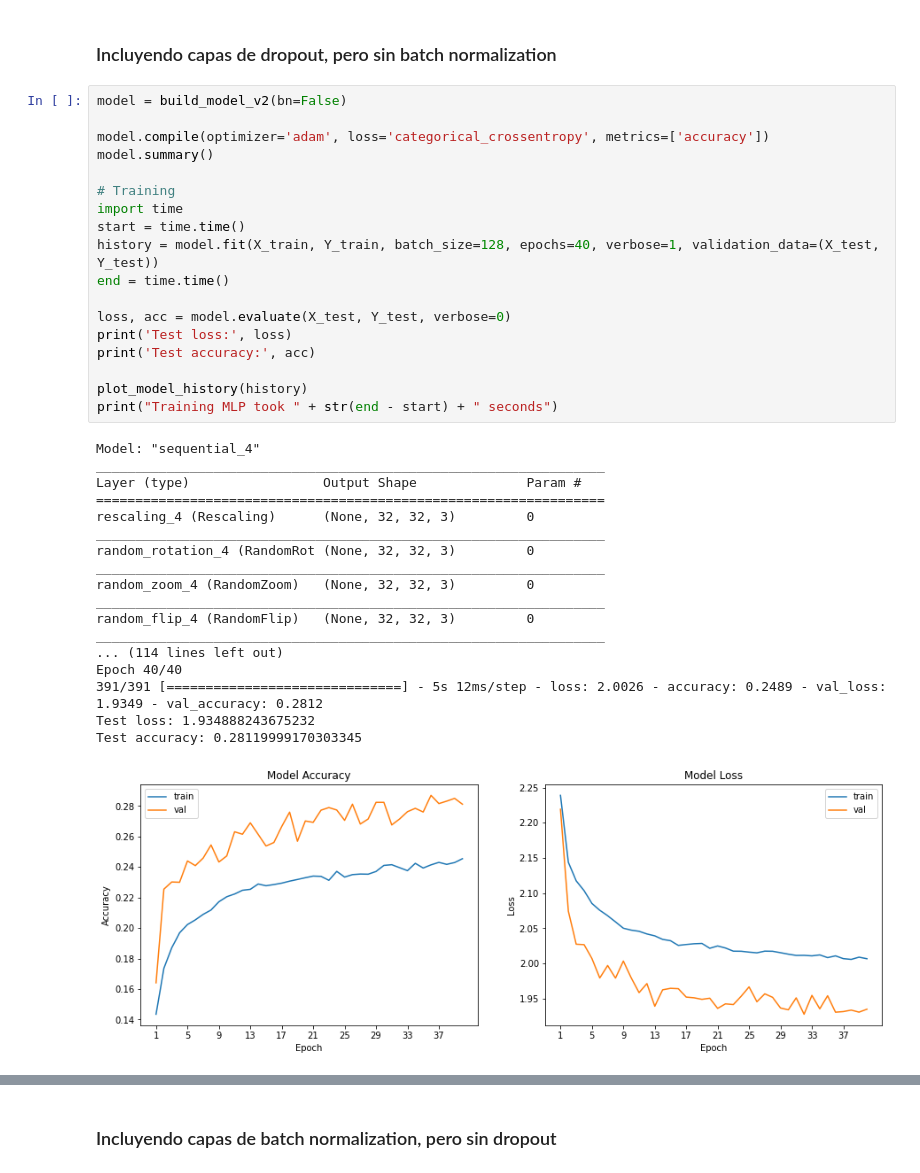
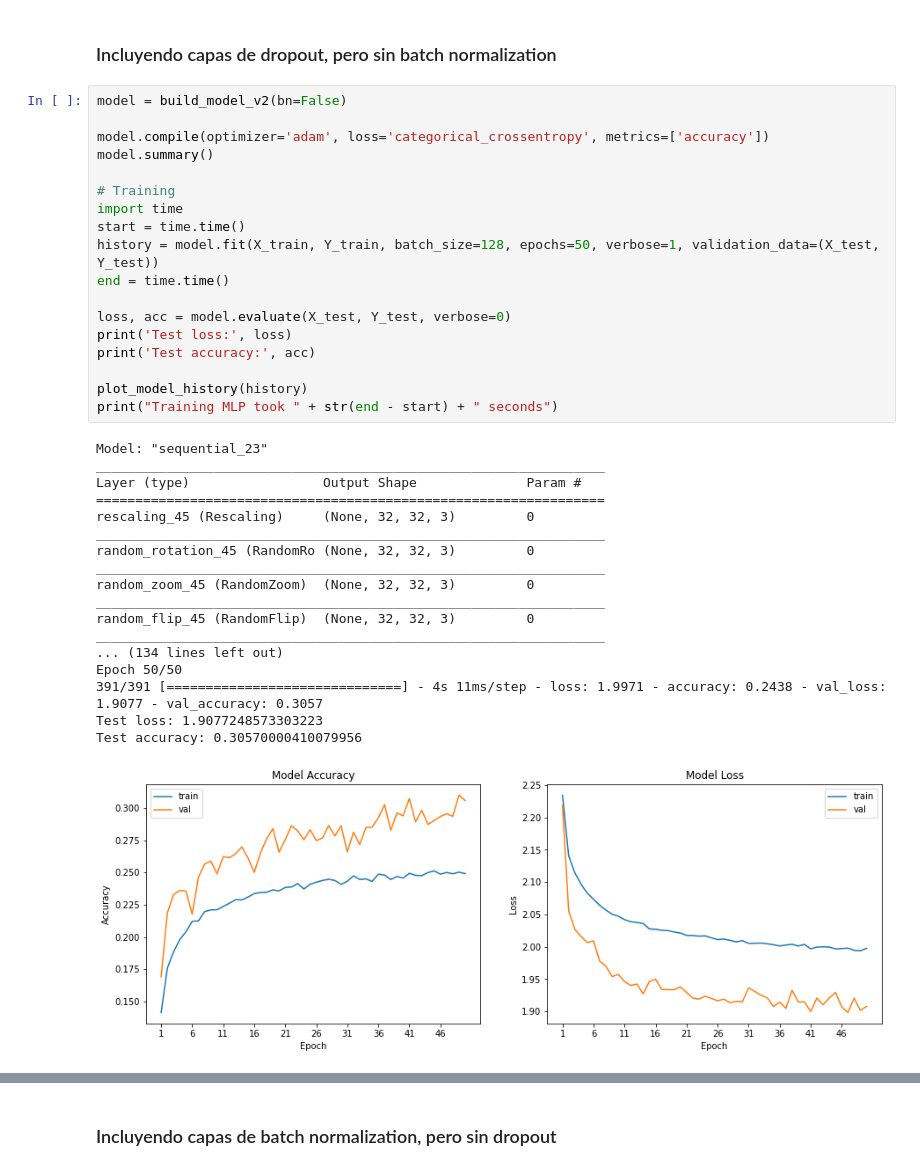
Before and after one commit to themrcesi/ComputerVision, a Jupyter notebook: Práctica4/cifar_final.ipynb, the cells around one changed output, grey strips where cells are left out. Saved outputs shown, nothing was run; the diff lists cells and outputs as text.

```diff
--- a/Práctica4/cifar_final.ipynb
+++ b/Práctica4/cifar_final.ipynb
@@ -368,37 +367,37 @@ Training MLP took 187.76963686943054 seconds
 # %%
 model = build_model_v2(bn=False)
 
 model.compile(optimizer='adam', loss='categorical_crossentropy', metrics=['accuracy'])
 model.summary()
 
 # Training
 import time
 start = time.time()
-history = model.fit(X_train, Y_train, batch_size=128, epochs=40, verbose=1, validation_data=(X_test, Y_test))
+history = model.fit(X_train, Y_train, batch_size=128, epochs=50, verbose=1, validation_data=(X_test, Y_test))
 end = time.time()
 
 loss, acc = model.evaluate(X_test, Y_test, verbose=0)
 print('Test loss:', loss)
 print('Test accuracy:', acc)
 
 plot_model_history(history)
 print("Training MLP took " + str(end - start) + " seconds")
 # %% [output]
-Model: "sequential_4"
+Model: "sequential_23"
 _________________________________________________________________
 Layer (type)                 Output Shape              Param #
 =================================================================
-rescaling_4 (Rescaling)      (None, 32, 32, 3)         0
+rescaling_45 (Rescaling)     (None, 32, 32, 3)         0
 _________________________________________________________________
-random_rotation_4 (RandomRot (None, 32, 32, 3)         0
+random_rotation_45 (RandomRo (None, 32, 32, 3)         0
 _________________________________________________________________
-random_zoom_4 (RandomZoom)   (None, 32, 32, 3)         0
+random_zoom_45 (RandomZoom)  (None, 32, 32, 3)         0
 _________________________________________________________________
-random_flip_4 (RandomFlip)   (None, 32, 32, 3)         0
+random_flip_45 (RandomFlip)  (None, 32, 32, 3)         0
 _________________________________________________________________
-... (114 lines left out)
-Epoch 40/40
-391/391 [==============================] - 5s 12ms/step - loss: 2.0026 - accuracy: 0.2489 - val_loss: 1.9349 - val_accuracy: 0.2812
-Test loss: 1.934888243675232
-Test accuracy: 0.28119999170303345
+... (134 lines left out)
+Epoch 50/50
+391/391 [==============================] - 4s 11ms/step - loss: 1.9971 - accuracy: 0.2438 - val_loss: 1.9077 - val_accuracy: 0.3057
+Test loss: 1.9077248573303223
+Test accuracy: 0.30570000410079956
-[figure, old version]
+[figure, new version]
```
Also changed, not shown: parts of 23 cells of this notebook, 1 other file.
